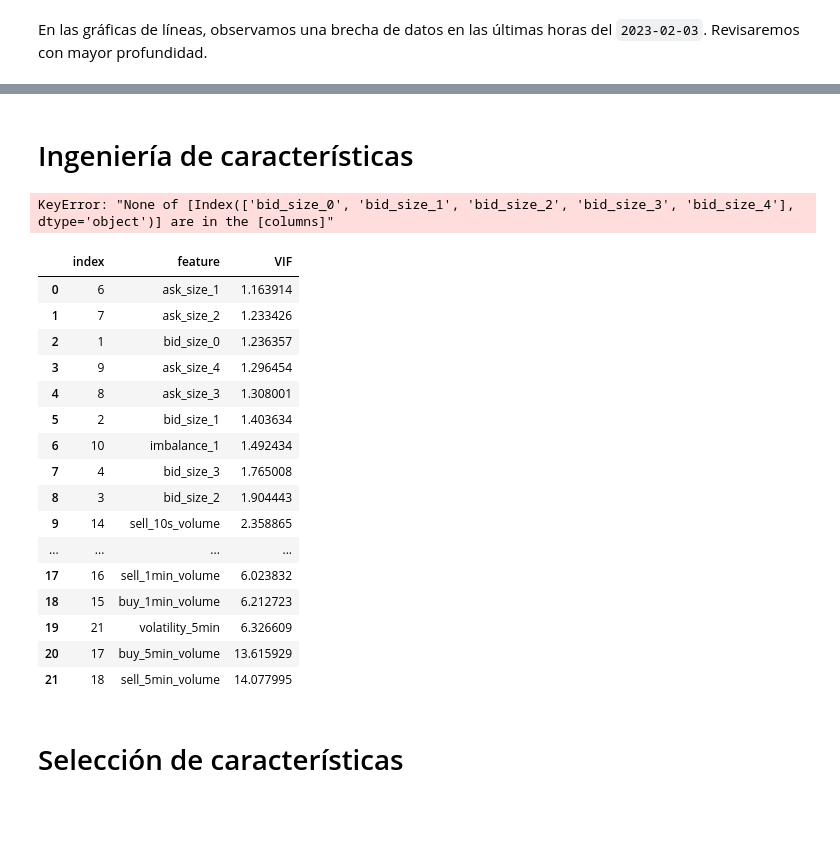
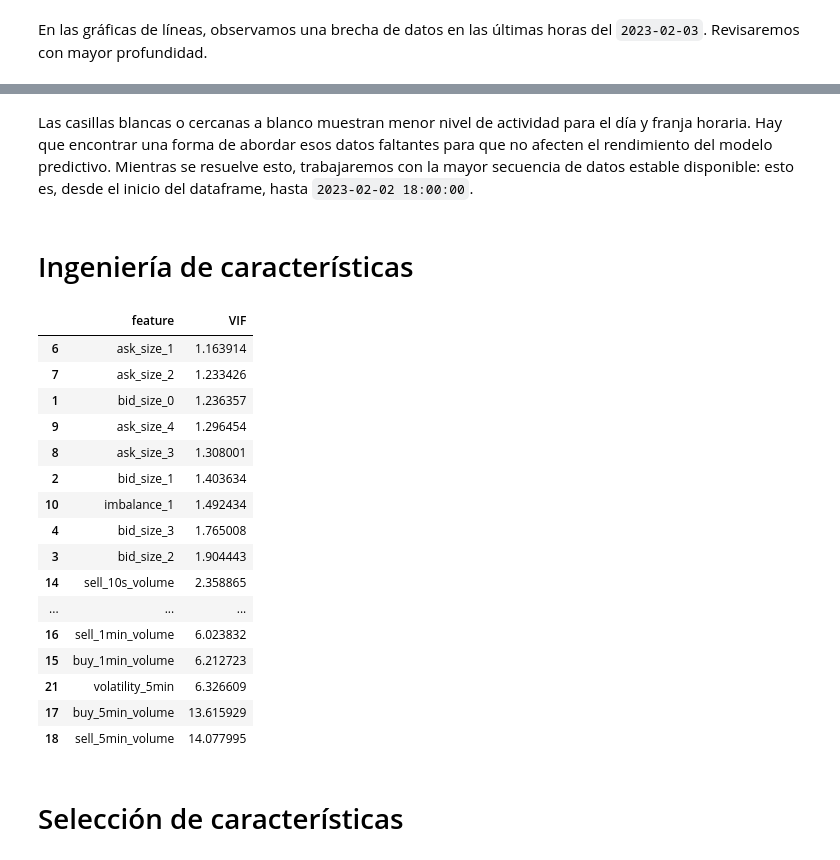
Before and after one commit to IFTrejoM/Binance-price-volatility-predictions-LSTM, a Jupyter notebook: binance.ipynb, the cells around one changed output, grey strips where cells are left out. Cells and saved outputs as stored; diff of their text form; code cells hidden in the pictures; blank space fills up the shorter version.

```diff
--- a/binance.ipynb
+++ b/binance.ipynb
@@ -304,3 +281,8 @@ plt.show()
+# %% [markdown]
+Las casillas blancas o cercanas a blanco muestran menor nivel de actividad para el día y franja horaria. Hay que encontrar una forma de abordar esos datos faltantes para que no afecten el rendimiento del modelo predictivo. Mientras se resuelve esto, trabajaremos con la mayor secuencia de datos estable disponible: esto es, desde el inicio del dataframe, hasta `2023-02-02 18:00:00`.
+# %%
+# Definir subconjunto estable de datos:
+df_all = df_all.loc[:'2023-02-02 18:00:00']
 # %% [markdown]
 # Ingeniería de características
 # %%
@@ -351,56 +333,53 @@ df_all['bid_ask_ratio'] = df_all['bid_total_size'] / df_all['ask_total_size']
 
 # Eliminar las filas con NaN generadas por las operaciones de rolling y diff
 df_all.dropna(inplace=True)
-# %% [output]
-KeyError: "None of [Index(['bid_size_0', 'bid_size_1', 'bid_size_2', 'bid_size_3', 'bid_size_4'], dtype='object')] are in the [columns]"
 # %%
 # from statsmodels.stats.outliers_influence import variance_inflation_factor
 
-# Y_list = [target_var, "mid_p_change_1min", "mid_p_change_5min",
-#           "next_10s_volatility", "next_1min_volatility", "next_5min_volatility"]
+Y_list = [target_var, "mid_p_change_1min", "mid_p_change_5min", "next_10s_volatility", "next_1min_volatility", "next_5min_volatility"]
 
-# # Y = df_all[Y_list]
-# Y = df_all[target_var]
+# Y = df_all[Y_list]
+Y = df_all[target_var]
 
-# # Definimos la variable objetivo y variables características escaladas
-# X = df_all.drop(columns=Y_list)
+# Definimos la variable objetivo y variables características escaladas
+X = df_all.drop(columns=Y_list)
 
 # # VIF dataframe
 # vif_data_all = pd.DataFrame()
 # vif_data_all["feature"] = X.columns
 
 # # Calculamos VIF para cada variable característica:
 # vif_data_all["VIF"] = [variance_inflation_factor(X.values, i)
 #                    for i
 #                    in range(len(X.columns))]
 
 # # Almacenar el DataFrame como csv:
 # vif_data_all.to_csv('eda/vif_data_all.csv')
 
 # Importar datos de VIF:
 vif_data_all = pd.read_csv('eda/vif_data_all.csv', index_col=0)
-vif_data_all = vif_data_all.sort_values(by="VIF").reset_index()
+vif_data_all = vif_data_all.sort_values(by="VIF")
 
 # Imprimir VIF:
 vif_data_all
 # %% [output]
-|  | index | feature | VIF |
-| 0 | 6 | ask_size_1 | 1.163914 |
-| 1 | 7 | ask_size_2 | 1.233426 |
-| 2 | 1 | bid_size_0 | 1.236357 |
-| 3 | 9 | ask_size_4 | 1.296454 |
-| 4 | 8 | ask_size_3 | 1.308001 |
-| 5 | 2 | bid_size_1 | 1.403634 |
-| 6 | 10 | imbalance_1 | 1.492434 |
-| 7 | 4 | bid_size_3 | 1.765008 |
-| 8 | 3 | bid_size_2 | 1.904443 |
-| 9 | 14 | sell_10s_volume | 2.358865 |
-| ... | ... | ... | ... |
-| 17 | 16 | sell_1min_volume | 6.023832 |
-| 18 | 15 | buy_1min_volume | 6.212723 |
-| 19 | 21 | volatility_5min | 6.326609 |
-| 20 | 17 | buy_5min_volume | 13.615929 |
-| 21 | 18 | sell_5min_volume | 14.077995 |
+|  | feature | VIF |
+| 6 | ask_size_1 | 1.163914 |
+| 7 | ask_size_2 | 1.233426 |
+| 1 | bid_size_0 | 1.236357 |
+| 9 | ask_size_4 | 1.296454 |
+| 8 | ask_size_3 | 1.308001 |
+| 2 | bid_size_1 | 1.403634 |
+| 10 | imbalance_1 | 1.492434 |
+| 4 | bid_size_3 | 1.765008 |
+| 3 | bid_size_2 | 1.904443 |
+| 14 | sell_10s_volume | 2.358865 |
+| ... | ... | ... |
+| 16 | sell_1min_volume | 6.023832 |
+| 15 | buy_1min_volume | 6.212723 |
+| 21 | volatility_5min | 6.326609 |
+| 17 | buy_5min_volume | 13.615929 |
+| 18 | sell_5min_volume | 14.077995 |
 # %% [markdown]
 # Selección de características
 # %% [markdown]
```
Also changed, not shown: parts of 30 cells of this notebook, 3 other files.
